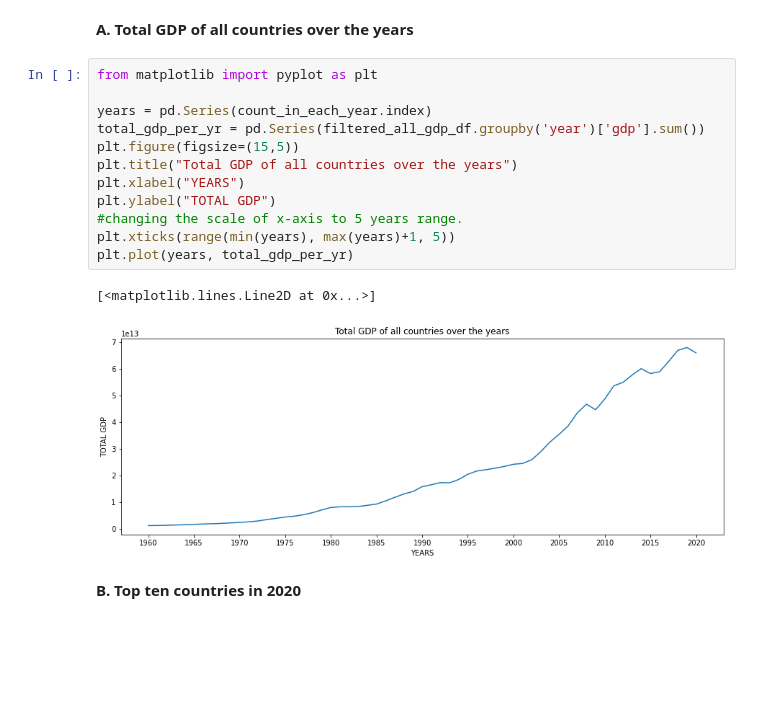
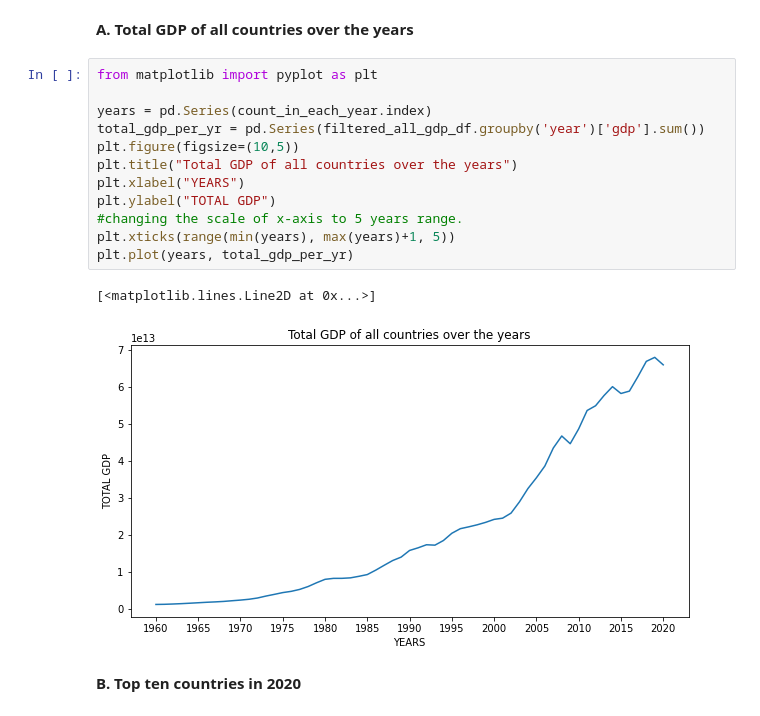
Before and after one commit to Prashant528/GDP_DATA_EDA, a Jupyter notebook: notebookc95ef18f39.ipynb, the cells around one changed output. Cells and saved outputs as stored; diff of their text form; blank space fills up the shorter version.

```diff
--- a/notebookc95ef18f39.ipynb
+++ b/notebookc95ef18f39.ipynb
@@ -215,18 +215,18 @@ filtered_all_gdp_df.where(nations_1960_sorted=="Nepal").dropna()
 # %%
 from matplotlib import pyplot as plt
 
 years = pd.Series(count_in_each_year.index)
 total_gdp_per_yr = pd.Series(filtered_all_gdp_df.groupby('year')['gdp'].sum())
-plt.figure(figsize=(15,5))
+plt.figure(figsize=(10,5))
 plt.title("Total GDP of all countries over the years")
 plt.xlabel("YEARS")
 plt.ylabel("TOTAL GDP")
 #changing the scale of x-axis to 5 years range.
 plt.xticks(range(min(years), max(years)+1, 5))
 plt.plot(years, total_gdp_per_yr)
 # %% [output]
 [<matplotlib.lines.Line2D at 0x...>]
-[figure, old version]
+[figure, new version]
 # %% [markdown]
 **B. Top ten countries in 2020**
 # %%
```
Also changed, not shown: parts of 6 cells of this notebook.
